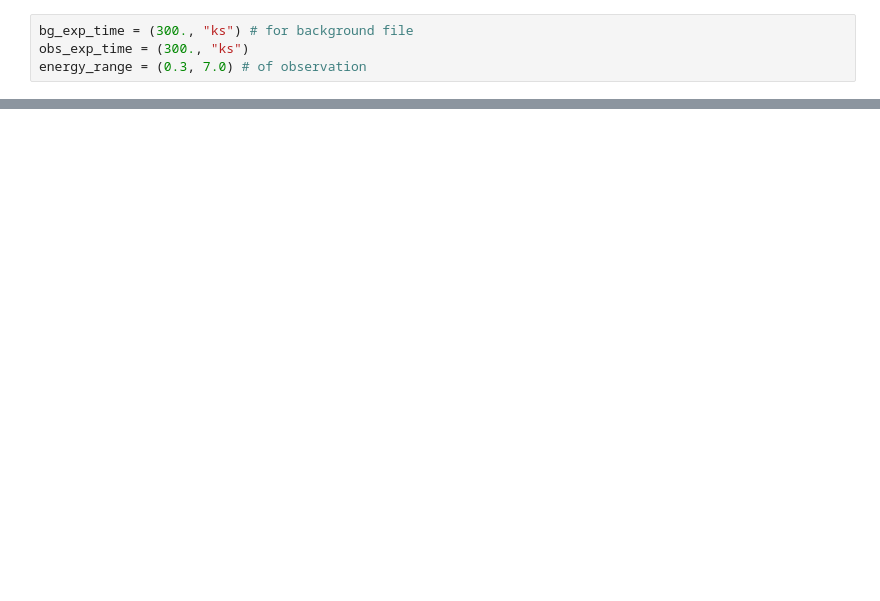
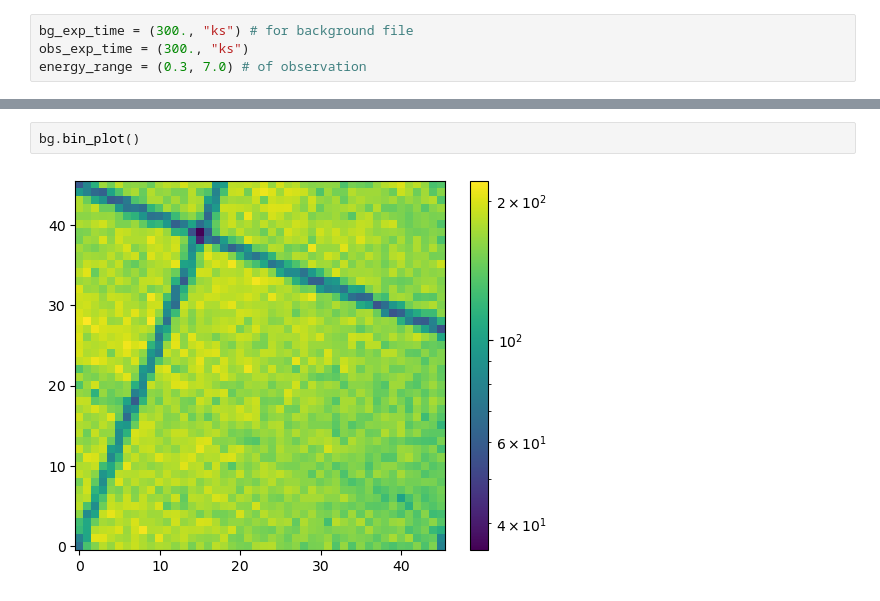
Before and after one commit to Infinite-Improbability/BayesX, a Jupyter notebook: scripts/tng/tng_prep.ipynb, the cells around one changed output, grey strips where cells are left out. Saved outputs shown, nothing was run; the diff lists cells and outputs as text; blank space fills up the shorter version.

```diff
--- a/scripts/tng/tng_prep.ipynb
+++ b/scripts/tng/tng_prep.ipynb
@@ -412,0 +502,4 @@ soxs.plot_image(prefix + "obs_img.fits", stretch='log', cmap='viridis', width=0.
+# %%
+bg.bin_plot()
+# %% [output]
+[figure, added]
```
Also changed, not shown: parts of 29 cells of this notebook.
